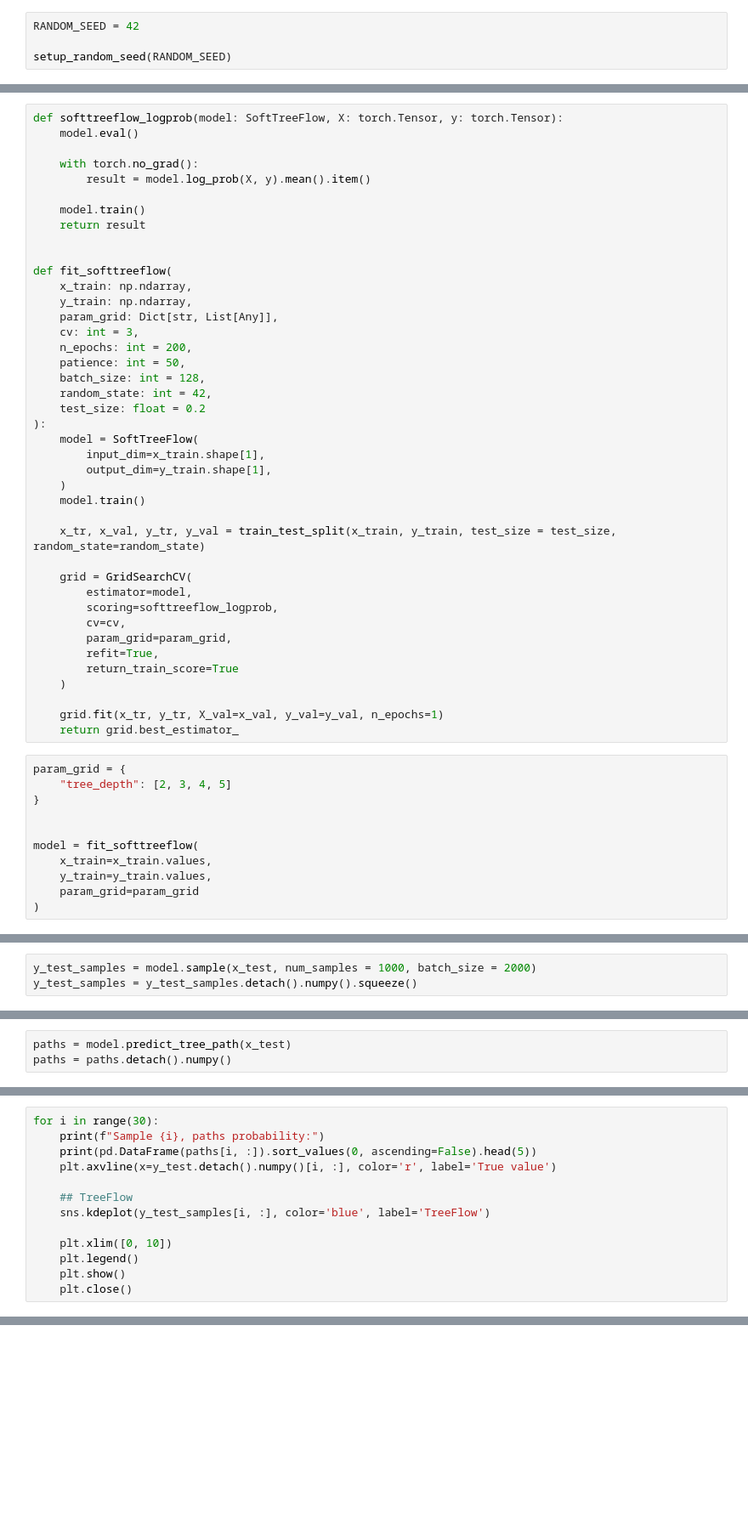
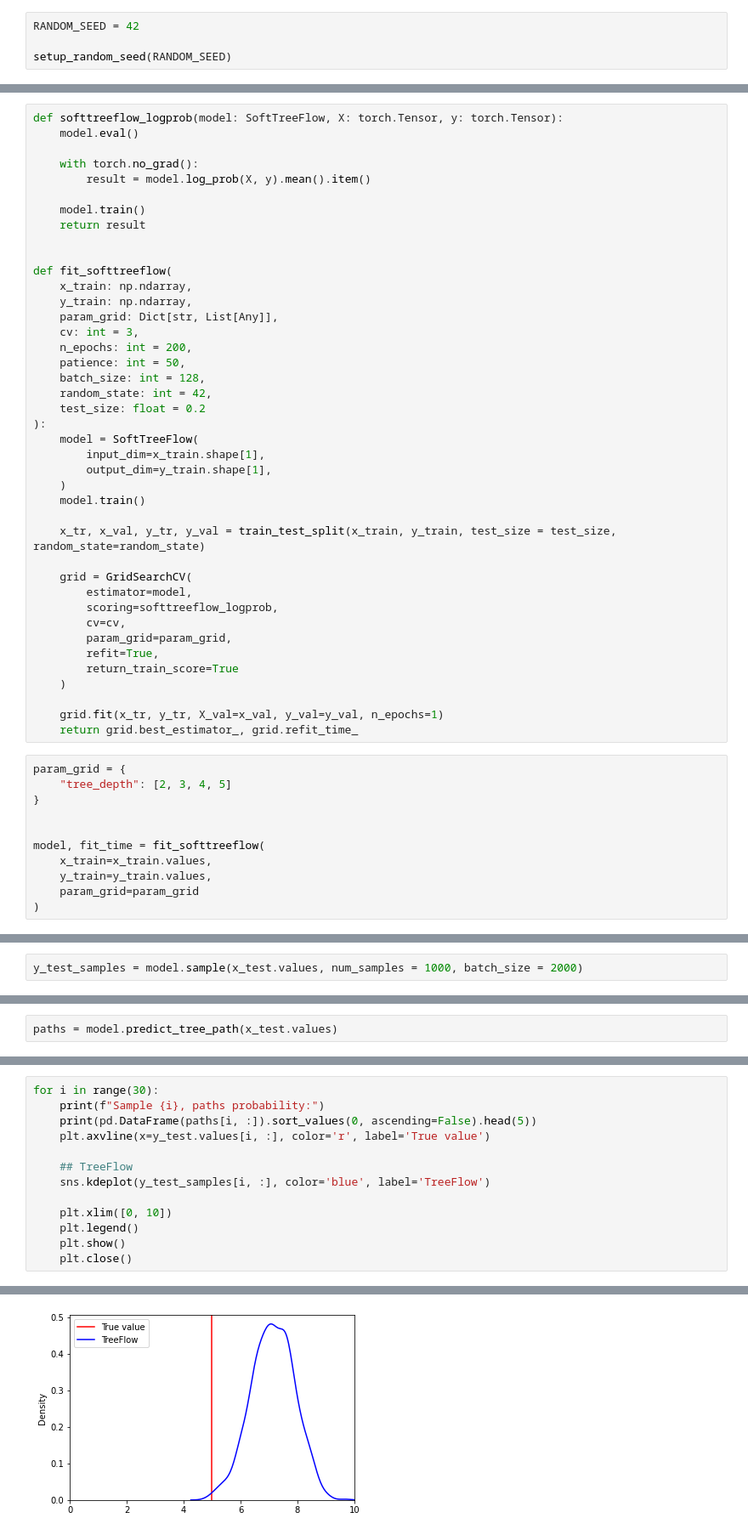
Before and after one commit to pfilo8/NodeFlow, a Jupyter notebook: [Wine Quality] SoftTreeFlow.ipynb, the cells around one changed output, grey strips where cells are left out. Shown: that part at 85% size. Drawn from its saved outputs; the diff is of its cells as text; blank space fills up the shorter version.

Commit message:
Better model types and metrics improvements.

```diff
--- a/[Wine Quality] SoftTreeFlow.ipynb
+++ b/[Wine Quality] SoftTreeFlow.ipynb
@@ -81,14 +81,14 @@ def fit_softtreeflow(
     )
 
     grid.fit(x_tr, y_tr, X_val=x_val, y_val=y_val, n_epochs=1)
-    return grid.best_estimator_
+    return grid.best_estimator_, grid.refit_time_
 # %%
 param_grid = {
     "tree_depth": [2, 3, 4, 5]
 }
 
 
-model = fit_softtreeflow(
+model, fit_time = fit_softtreeflow(
     x_train=x_train.values,
     y_train=y_train.values,
     param_grid=param_grid
@@ -145,5 +150,4 @@ with torch.no_grad():
 # %%
-y_test_samples = model.sample(x_test, num_samples = 1000, batch_size = 2000)
-y_test_samples = y_test_samples.detach().numpy().squeeze()
+y_test_samples = model.sample(x_test.values, num_samples = 1000, batch_size = 2000)
 # %%
 y_test_samples.shape
@@ -150,3 +156,2 @@ y_test_samples.shape
 # %%
-paths = model.predict_tree_path(x_test)
-paths = paths.detach().numpy()
+paths = model.predict_tree_path(x_test.values)
@@ -154,7 +163,7 @@ paths = paths.detach().numpy()
 for i in range(30):
     print(f"Sample {i}, paths probability:")
     print(pd.DataFrame(paths[i, :]).sort_values(0, ascending=False).head(5))
-    plt.axvline(x=y_test.detach().numpy()[i, :], color='r', label='True value')
+    plt.axvline(x=y_test.values[i, :], color='r', label='True value')
 
     ## TreeFlow
     sns.kdeplot(y_test_samples[i, :], color='blue', label='TreeFlow')
@@ -163,3 +172,4 @@ for i in range(30):
     plt.legend()
     plt.show()
     plt.close()
+# %% [output]
@@ -165,0 +183 @@ for i in range(30):
+[figure, added]
```
Also changed, not shown: parts of 8 cells of this notebook, 1 other file.
